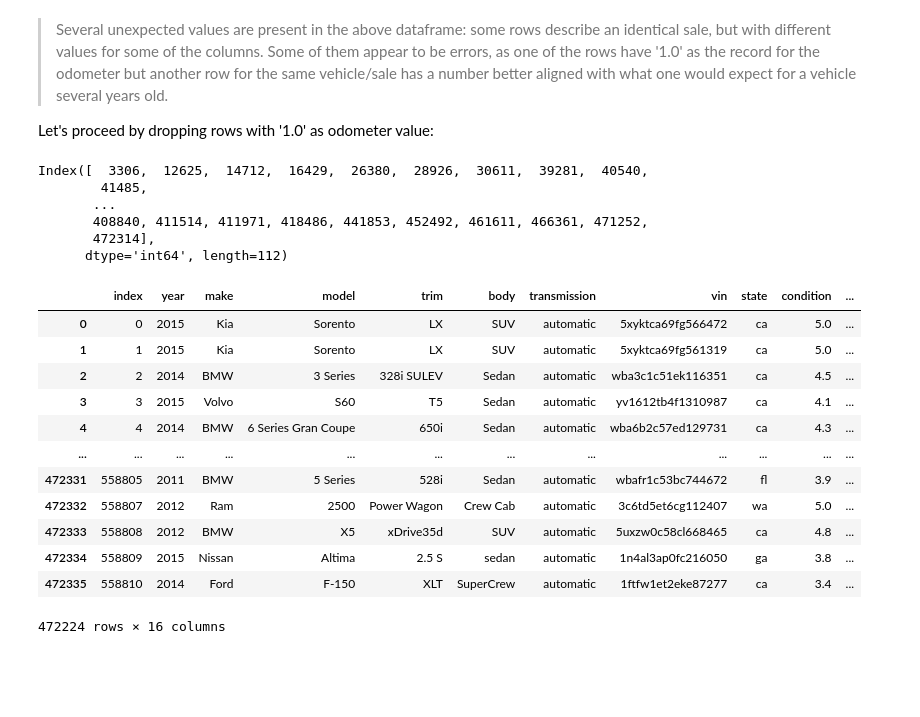
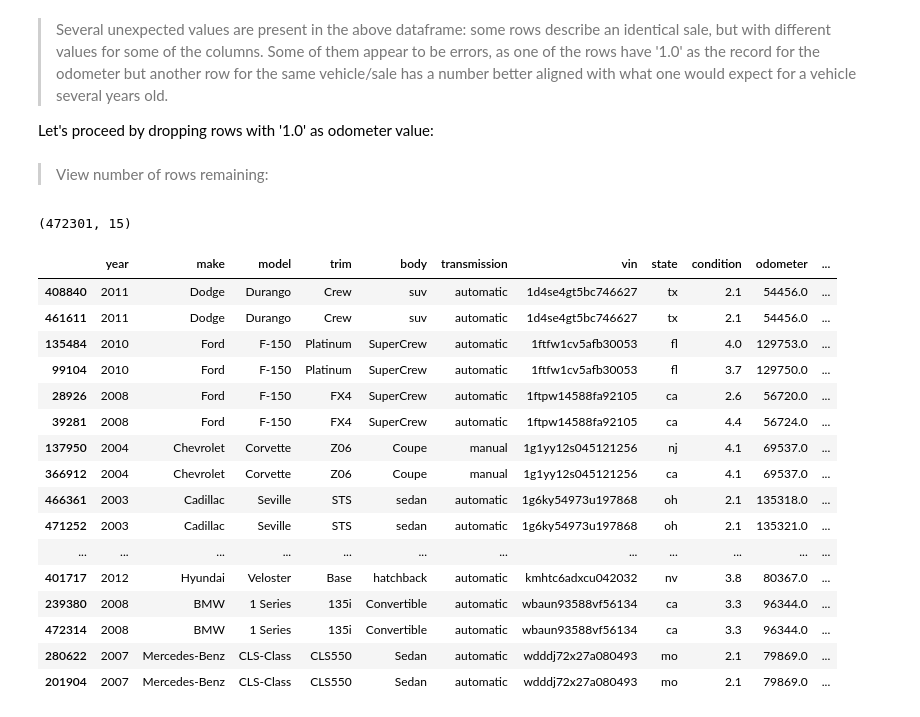
Before and after one commit to terminalcoder/used-car-auction-prices, a Jupyter notebook: notebook.ipynb, the cells around one changed output. Saved outputs shown, nothing was run; the diff lists cells and outputs as text; code cells hidden in the pictures; blank space fills up the shorter version.

```diff
--- a/notebook.ipynb
+++ b/notebook.ipynb
@@ -250,11 +250,6 @@ df2[df2.duplicated(subset = ['vin', 'saledate'], keep= False)].sort_values('vin'
 
 Let's proceed by dropping rows with '1.0' as odometer value:
 # %%
-df2[df2.duplicated(subset = ['vin', 'saledate'], keep= False)].index
+for r in df2[df2.duplicated(subset = ['vin', 'saledate'], keep= False)].index:
+    if df2.loc[r]['odometer'] == 1.0:
+        df2.drop(r, inplace=True)
-# %% [output]
-Index([  3306,  12625,  14712,  16429,  26380,  28926,  30611,  39281,  40540,
-        41485,
-       ...
-       408840, 411514, 411971, 418486, 441853, 452492, 461611, 466361, 471252,
-       472314],
-      dtype='int64', length=112)
@@ -263,16 +256,26 @@ odo_1 =
-# %%
-df2.drop(df2[df2.duplicated(subset = ['vin', 'saledate'], keep= False)].index)
-# %% [output]
-|  | index | year | make | model | trim | body | transmission | vin | state | condition | ... |
-| 0 | 0 | 2015 | Kia | Sorento | LX | SUV | automatic | 5xyktca69fg566472 | ca | 5.0 | ... |
-| 1 | 1 | 2015 | Kia | Sorento | LX | SUV | automatic | 5xyktca69fg561319 | ca | 5.0 | ... |
-| 2 | 2 | 2014 | BMW | 3 Series | 328i SULEV | Sedan | automatic | wba3c1c51ek116351 | ca | 4.5 | ... |
-| 3 | 3 | 2015 | Volvo | S60 | T5 | Sedan | automatic | yv1612tb4f1310987 | ca | 4.1 | ... |
-| 4 | 4 | 2014 | BMW | 6 Series Gran Coupe | 650i | Sedan | automatic | wba6b2c57ed129731 | ca | 4.3 | ... |
-| ... | ... | ... | ... | ... | ... | ... | ... | ... | ... | ... | ... |
-| 472331 | 558805 | 2011 | BMW | 5 Series | 528i | Sedan | automatic | wbafr1c53bc744672 | fl | 3.9 | ... |
-| 472332 | 558807 | 2012 | Ram | 2500 | Power Wagon | Crew Cab | automatic | 3c6td5et6cg112407 | wa | 5.0 | ... |
-| 472333 | 558808 | 2012 | BMW | X5 | xDrive35d | SUV | automatic | 5uxzw0c58cl668465 | ca | 4.8 | ... |
-| 472334 | 558809 | 2015 | Nissan | Altima | 2.5 S | sedan | automatic | 1n4al3ap0fc216050 | ga | 3.8 | ... |
-| 472335 | 558810 | 2014 | Ford | F-150 | XLT | SuperCrew | automatic | 1ftfw1et2eke87277 | ca | 3.4 | ... |
-472224 rows × 16 columns
+# %% [markdown]
+> View number of rows remaining:
+# %%
+df2.shape[0]
+# %% [output]
+(472301, 15)
+# %%
+df2[df2.duplicated(subset = ['vin', 'saledate'], keep= False)].sort_values('vin')
+# %% [output]
+|  | year | make | model | trim | body | transmission | vin | state | condition | odometer | ... |
+| 408840 | 2011 | Dodge | Durango | Crew | suv | automatic | 1d4se4gt5bc746627 | tx | 2.1 | 54456.0 | ... |
+| 461611 | 2011 | Dodge | Durango | Crew | suv | automatic | 1d4se4gt5bc746627 | tx | 2.1 | 54456.0 | ... |
+| 135484 | 2010 | Ford | F-150 | Platinum | SuperCrew | automatic | 1ftfw1cv5afb30053 | fl | 4.0 | 129753.0 | ... |
+| 99104 | 2010 | Ford | F-150 | Platinum | SuperCrew | automatic | 1ftfw1cv5afb30053 | fl | 3.7 | 129750.0 | ... |
+| 28926 | 2008 | Ford | F-150 | FX4 | SuperCrew | automatic | 1ftpw14588fa92105 | ca | 2.6 | 56720.0 | ... |
+| 39281 | 2008 | Ford | F-150 | FX4 | SuperCrew | automatic | 1ftpw14588fa92105 | ca | 4.4 | 56724.0 | ... |
+| 137950 | 2004 | Chevrolet | Corvette | Z06 | Coupe | manual | 1g1yy12s045121256 | nj | 4.1 | 69537.0 | ... |
+| 366912 | 2004 | Chevrolet | Corvette | Z06 | Coupe | manual | 1g1yy12s045121256 | ca | 4.1 | 69537.0 | ... |
+| 466361 | 2003 | Cadillac | Seville | STS | sedan | automatic | 1g6ky54973u197868 | oh | 2.1 | 135318.0 | ... |
+| 471252 | 2003 | Cadillac | Seville | STS | sedan | automatic | 1g6ky54973u197868 | oh | 2.1 | 135321.0 | ... |
+| ... | ... | ... | ... | ... | ... | ... | ... | ... | ... | ... | ... |
+| 401717 | 2012 | Hyundai | Veloster | Base | hatchback | automatic | kmhtc6adxcu042032 | nv | 3.8 | 80367.0 | ... |
+| 239380 | 2008 | BMW | 1 Series | 135i | Convertible | automatic | wbaun93588vf56134 | ca | 3.3 | 96344.0 | ... |
+| 472314 | 2008 | BMW | 1 Series | 135i | Convertible | automatic | wbaun93588vf56134 | ca | 3.3 | 96344.0 | ... |
+| 280622 | 2007 | Mercedes-Benz | CLS-Class | CLS550 | Sedan | automatic | wdddj72x27a080493 | mo | 2.1 | 79869.0 | ... |
+| 201904 | 2007 | Mercedes-Benz | CLS-Class | CLS550 | Sedan | automatic | wdddj72x27a080493 | mo | 2.1 | 79869.0 | ... |
```
Also changed, not shown: parts of 1 cell of this notebook.
